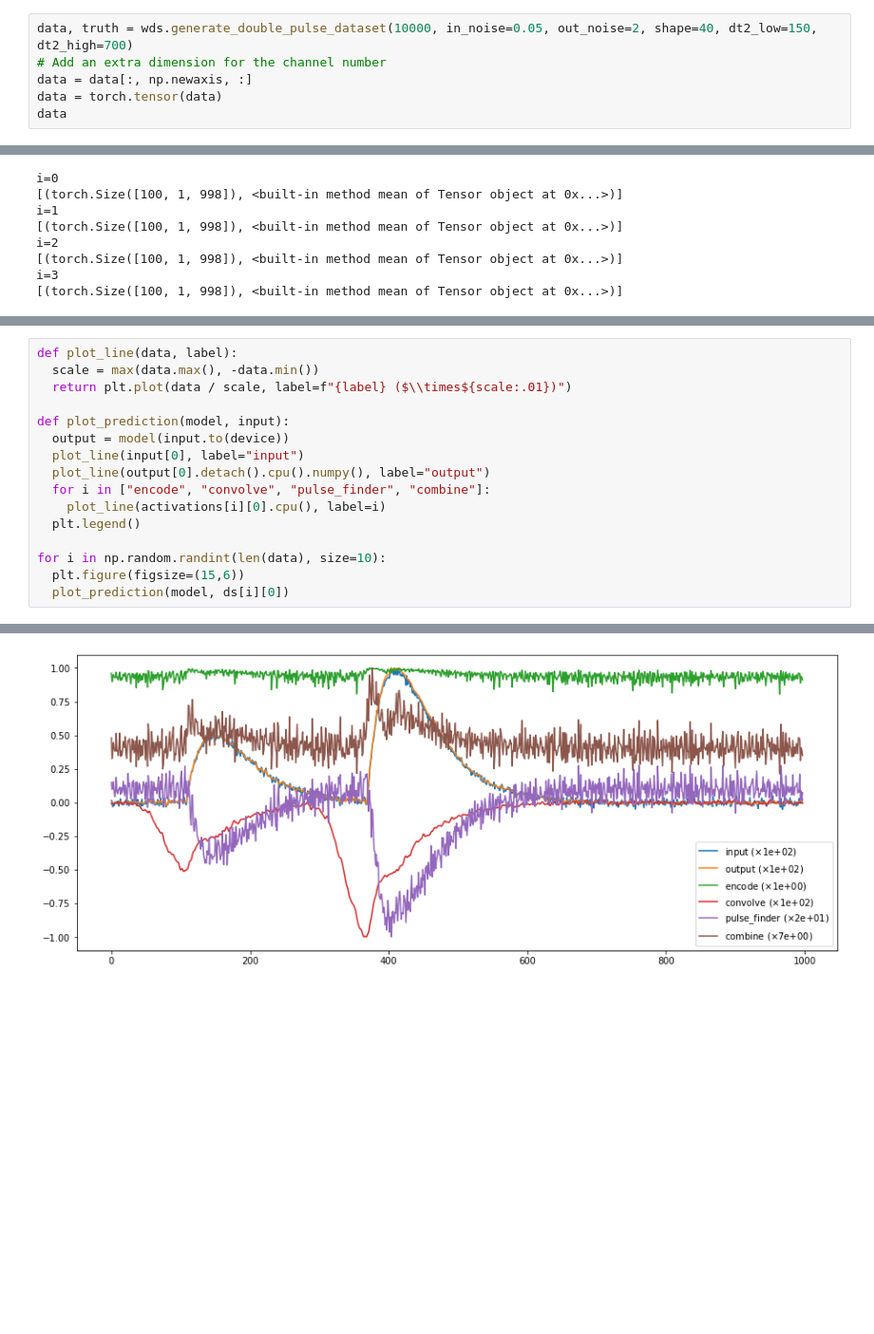
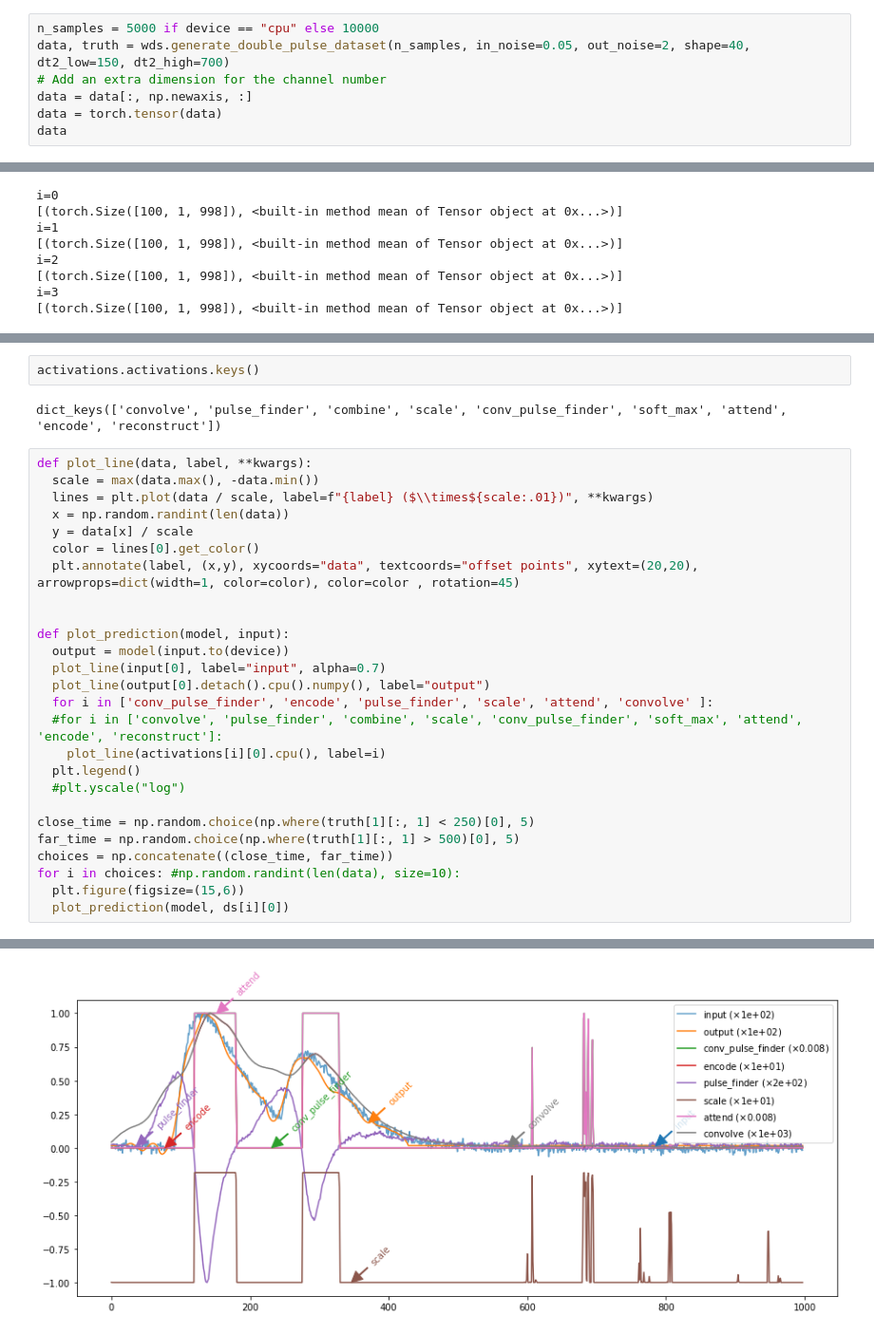
Before and after one commit to benkrikler/wavefilter, a Jupyter notebook: notebooks/develop_simple_pulse_finder_torch.ipynb, the cells around one changed output, grey strips where cells are left out. Shown at 95% size. Saved outputs shown, nothing was run; the diff lists cells and outputs as text; blank space fills up the shorter version.

```diff
--- a/notebooks/develop_simple_pulse_finder_torch.ipynb
+++ b/notebooks/develop_simple_pulse_finder_torch.ipynb
@@ -207,7 +274,8 @@ class TrainTester:
 
         print("Accuracy : ", np.mean(batch_acc), "%")
 # %%
-data, truth = wds.generate_double_pulse_dataset(10000, in_noise=0.05, out_noise=2, shape=40, dt2_low=150, dt2_high=700)
+n_samples = 5000 if device == "cpu" else 10000
+data, truth = wds.generate_double_pulse_dataset(n_samples, in_noise=0.05, out_noise=2, shape=40, dt2_low=150, dt2_high=700)
 # Add an extra dimension for the channel number
 data = data[:, np.newaxis, :]
 data = torch.tensor(data)
@@ -257,17 +359,31 @@ for epoch in tqdm.notebook.tqdm(range(epochs), desc='Epoch'):
+# %%
+activations.activations.keys()
+# %% [output]
+dict_keys(['convolve', 'pulse_finder', 'combine', 'scale', 'conv_pulse_finder', 'soft_max', 'attend', 'encode', 'reconstruct'])
 # %%
-def plot_line(data, label):
+def plot_line(data, label, **kwargs):
   scale = max(data.max(), -data.min())
-  return plt.plot(data / scale, label=f"{label} ($\\times${scale:.01})")
+  lines = plt.plot(data / scale, label=f"{label} ($\\times${scale:.01})", **kwargs)
+  x = np.random.randint(len(data))
+  y = data[x] / scale
+  color = lines[0].get_color()
+  plt.annotate(label, (x,y), xycoords="data", textcoords="offset points", xytext=(20,20), arrowprops=dict(width=1, color=color), color=color , rotation=45)
+
 
 def plot_prediction(model, input):
   output = model(input.to(device))
-  plot_line(input[0], label="input")
+  plot_line(input[0], label="input", alpha=0.7)
   plot_line(output[0].detach().cpu().numpy(), label="output")
-  for i in ["encode", "convolve", "pulse_finder", "combine"]:
+  for i in ['conv_pulse_finder', 'encode', 'pulse_finder', 'scale', 'attend', 'convolve' ]:
+  #for i in ['convolve', 'pulse_finder', 'combine', 'scale', 'conv_pulse_finder', 'soft_max', 'attend', 'encode', 'reconstruct']:
     plot_line(activations[i][0].cpu(), label=i)
   plt.legend()
+  #plt.yscale("log")
 
-for i in np.random.randint(len(data), size=10):
+close_time = np.random.choice(np.where(truth[1][:, 1] < 250)[0], 5)
+far_time = np.random.choice(np.where(truth[1][:, 1] > 500)[0], 5)
+choices = np.concatenate((close_time, far_time))
+for i in choices: #np.random.randint(len(data), size=10):
   plt.figure(figsize=(15,6))
   plot_prediction(model, ds[i][0])
 # %% [output]
@@ -276 +392 @@ for i in np.random.randint(len(data), size=10):
-[figure, old version]
+[figure, new version]
```
Also changed, not shown: parts of 12 cells of this notebook.
